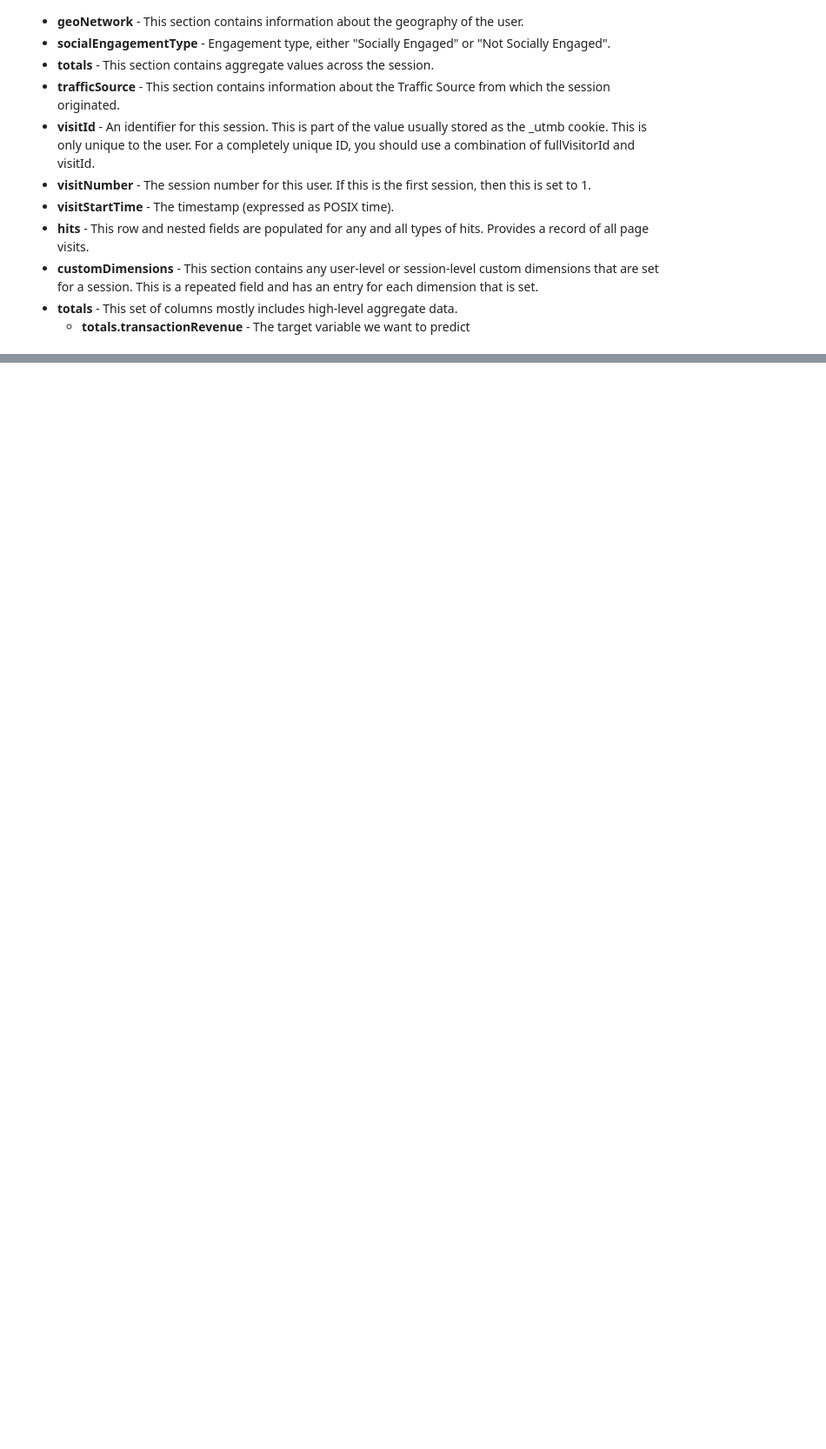
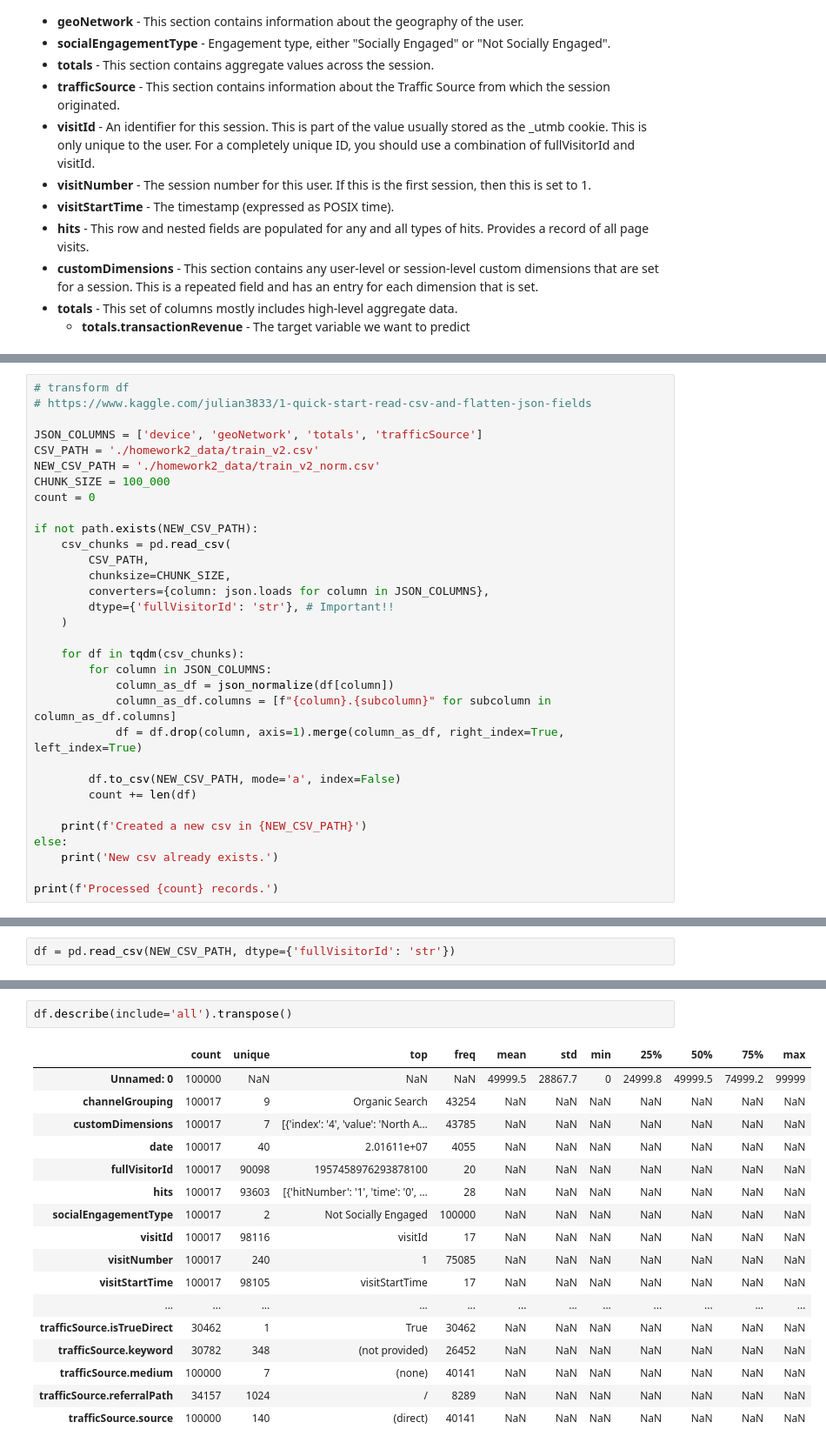
Before and after one commit to ejulio/coding, a Jupyter notebook: stony-brook-data-science/homework2.ipynb, the cells around one changed output, grey strips where cells are left out. Shown: that part at 87% size. Saved outputs shown, nothing was run; the diff lists cells and outputs as text; blank space fills up the shorter version.

```diff
--- a/stony-brook-data-science/homework2.ipynb
+++ b/stony-brook-data-science/homework2.ipynb
@@ -74,0 +48,32 @@ for v in df['totals']:
+# %%
+# transform df
+# https://www.kaggle.com/julian3833/1-quick-start-read-csv-and-flatten-json-fields
+
+JSON_COLUMNS = ['device', 'geoNetwork', 'totals', 'trafficSource']
+CSV_PATH = './homework2_data/train_v2.csv'
+NEW_CSV_PATH = './homework2_data/train_v2_norm.csv'
+CHUNK_SIZE = 100_000
+count = 0
+
+if not path.exists(NEW_CSV_PATH):
+    csv_chunks = pd.read_csv(
+        CSV_PATH,
+        chunksize=CHUNK_SIZE,
+        converters={column: json.loads for column in JSON_COLUMNS},
+        dtype={'fullVisitorId': 'str'}, # Important!!
+    )
+
+    for df in tqdm(csv_chunks):
+        for column in JSON_COLUMNS:
+            column_as_df = json_normalize(df[column])
+            column_as_df.columns = [f"{column}.{subcolumn}" for subcolumn in column_as_df.columns]
+            df = df.drop(column, axis=1).merge(column_as_df, right_index=True, left_index=True)
+
+        df.to_csv(NEW_CSV_PATH, mode='a', index=False)
+        count += len(df)
+
+    print(f'Created a new csv in {NEW_CSV_PATH}')
+else:
+    print('New csv already exists.')
+
+print(f'Processed {count} records.')
@@ -74,0 +95,2 @@ for v in df['totals']:
+# %%
+df = pd.read_csv(NEW_CSV_PATH, dtype={'fullVisitorId': 'str'})
@@ -74,0 +115,20 @@ for v in df['totals']:
+# %%
+df.describe(include='all').transpose()
+# %% [output]
+|  | count | unique | top | freq | mean | std | min | 25% | 50% | 75% | max |
+| Unnamed: 0 | 100000 | NaN | NaN | NaN | 49999.5 | 28867.7 | 0 | 24999.8 | 49999.5 | 74999.2 | 99999 |
+| channelGrouping | 100017 | 9 | Organic Search | 43254 | NaN | NaN | NaN | NaN | NaN | NaN | NaN |
+| customDimensions | 100017 | 7 | [{'index': '4', 'value': 'North A... | 43785 | NaN | NaN | NaN | NaN | NaN | NaN | NaN |
+| date | 100017 | 40 | 2.01611e+07 | 4055 | NaN | NaN | NaN | NaN | NaN | NaN | NaN |
+| fullVisitorId | 100017 | 90098 | 1957458976293878100 | 20 | NaN | NaN | NaN | NaN | NaN | NaN | NaN |
+| hits | 100017 | 93603 | [{'hitNumber': '1', 'time': '0', ... | 28 | NaN | NaN | NaN | NaN | NaN | NaN | NaN |
+| socialEngagementType | 100017 | 2 | Not Socially Engaged | 100000 | NaN | NaN | NaN | NaN | NaN | NaN | NaN |
+| visitId | 100017 | 98116 | visitId | 17 | NaN | NaN | NaN | NaN | NaN | NaN | NaN |
+| visitNumber | 100017 | 240 | 1 | 75085 | NaN | NaN | NaN | NaN | NaN | NaN | NaN |
+| visitStartTime | 100017 | 98105 | visitStartTime | 17 | NaN | NaN | NaN | NaN | NaN | NaN | NaN |
+| ... | ... | ... | ... | ... | ... | ... | ... | ... | ... | ... | ... |
+| trafficSource.isTrueDirect | 30462 | 1 | True | 30462 | NaN | NaN | NaN | NaN | NaN | NaN | NaN |
+| trafficSource.keyword | 30782 | 348 | (not provided) | 26452 | NaN | NaN | NaN | NaN | NaN | NaN | NaN |
+| trafficSource.medium | 100000 | 7 | (none) | 40141 | NaN | NaN | NaN | NaN | NaN | NaN | NaN |
+| trafficSource.referralPath | 34157 | 1024 | / | 8289 | NaN | NaN | NaN | NaN | NaN | NaN | NaN |
+| trafficSource.source | 100000 | 140 | (direct) | 40141 | NaN | NaN | NaN | NaN | NaN | NaN | NaN |
```
Also changed, not shown: parts of 10 cells of this notebook, 3 other files.
